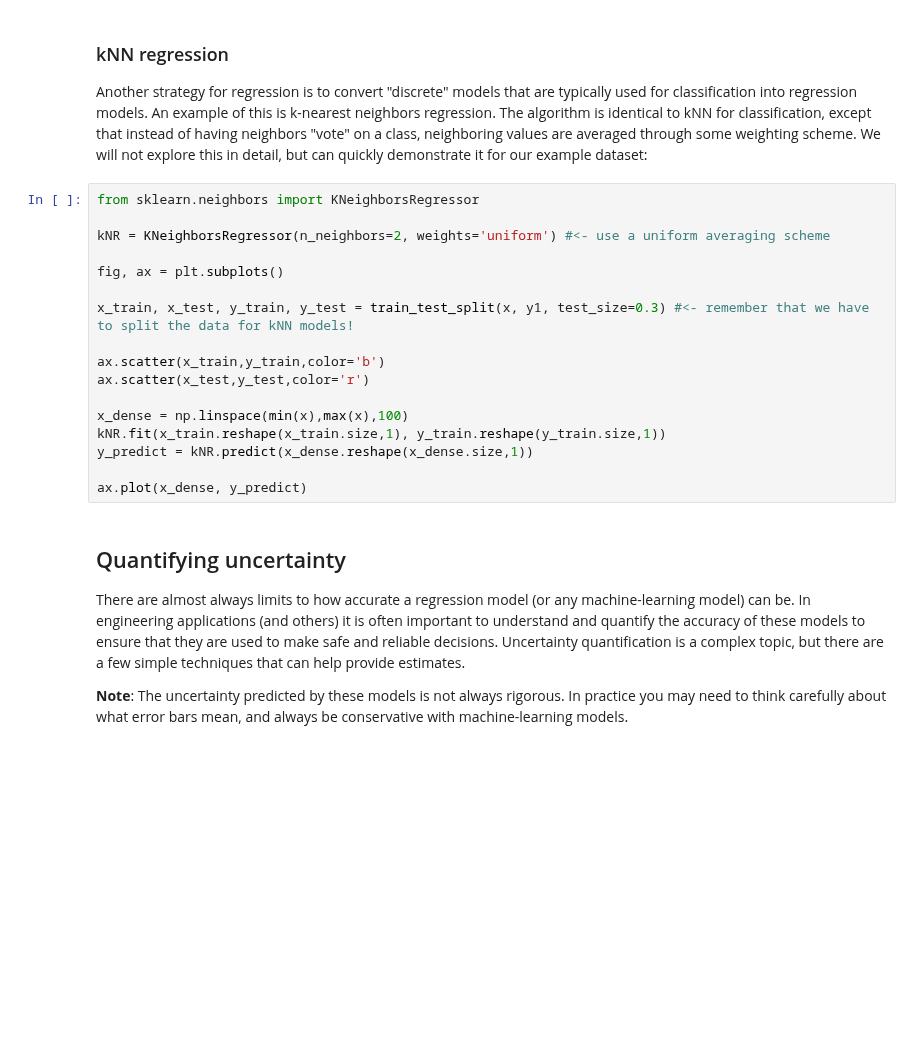
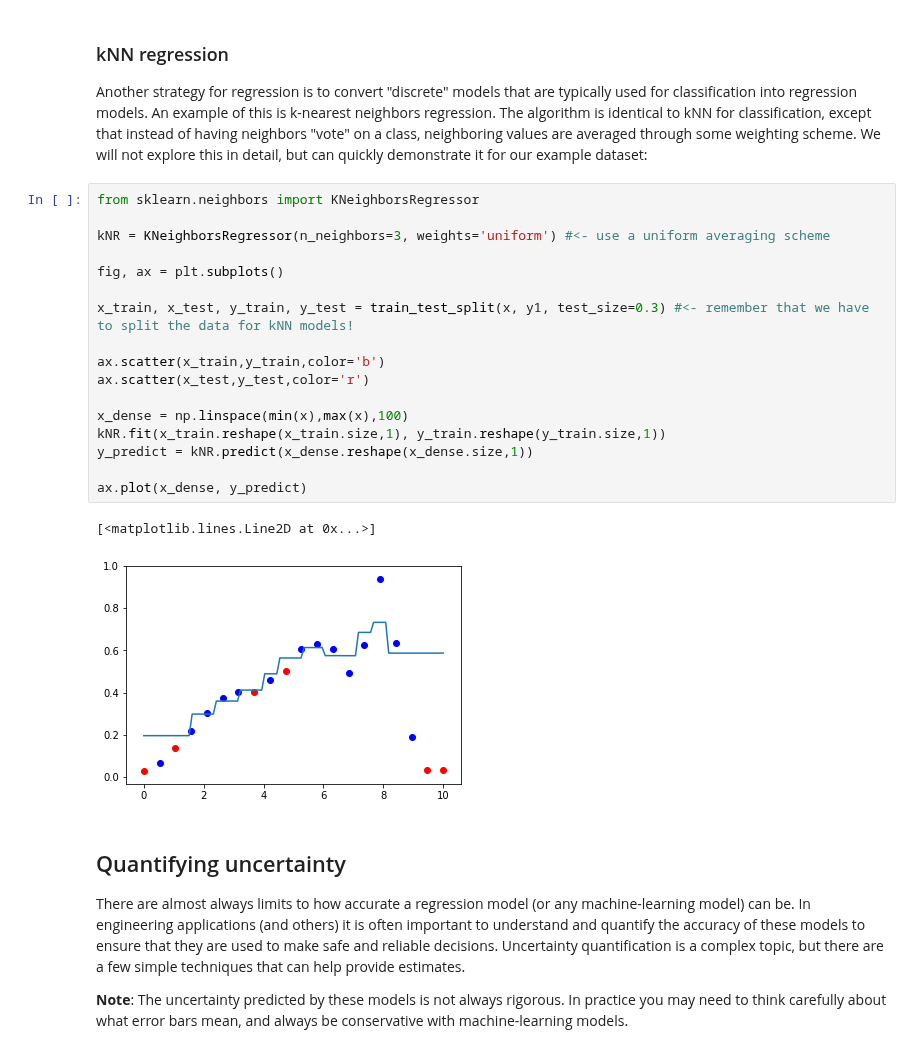
Before and after one commit to medford-group/data_analytics_for_engineers, a Jupyter notebook: lectures/3-regression.ipynb, the cells around one changed output. Drawn from its saved outputs; the diff is of its cells as text; blank space fills up the shorter version.

```diff
--- a/lectures/3-regression.ipynb
+++ b/lectures/3-regression.ipynb
@@ -1015,20 +1154,23 @@ Another strategy for regression is to convert "discrete" models that are typical
 # %%
 from sklearn.neighbors import KNeighborsRegressor
 
-kNR = KNeighborsRegressor(n_neighbors=2, weights='uniform') #<- use a uniform averaging scheme
+kNR = KNeighborsRegressor(n_neighbors=3, weights='uniform') #<- use a uniform averaging scheme
 
 fig, ax = plt.subplots()
 
 x_train, x_test, y_train, y_test = train_test_split(x, y1, test_size=0.3) #<- remember that we have to split the data for kNN models!
 
 ax.scatter(x_train,y_train,color='b')
 ax.scatter(x_test,y_test,color='r')
 
 x_dense = np.linspace(min(x),max(x),100)
 kNR.fit(x_train.reshape(x_train.size,1), y_train.reshape(y_train.size,1))
 y_predict = kNR.predict(x_dense.reshape(x_dense.size,1))
 
 ax.plot(x_dense, y_predict)
+# %% [output]
+[<matplotlib.lines.Line2D at 0x...>]
+[figure, added]
 # %% [markdown]
 ## Quantifying uncertainty
 
```
Also changed, not shown: parts of 43 cells of this notebook, 2 other files.
